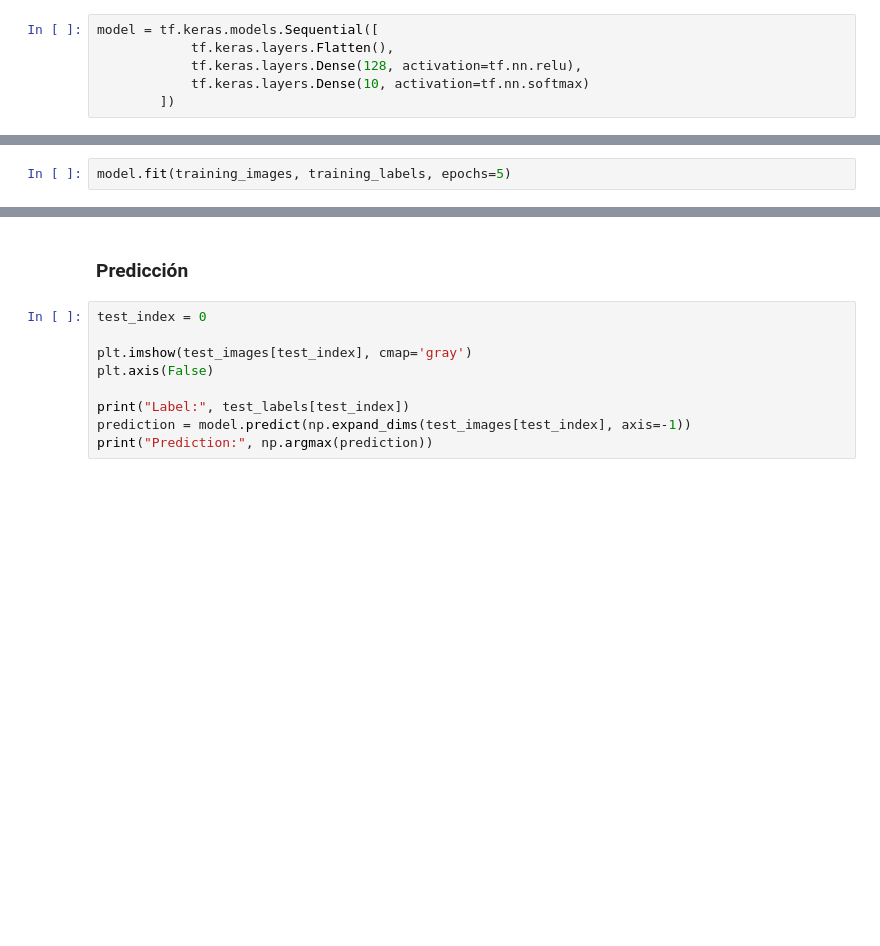
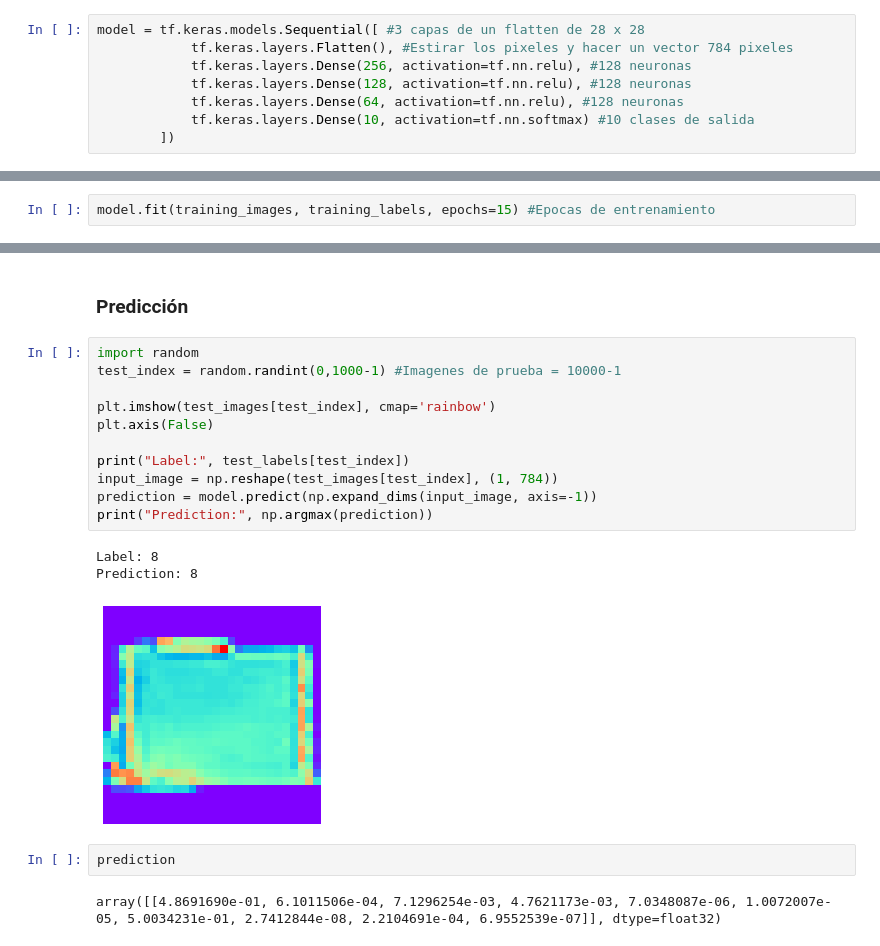
Before and after one commit to MarcoCarrillo/RedesNeuronales, a Jupyter notebook: notebooks/03-Redes_neuronales_profundas.ipynb, the cells around one changed output, grey strips where cells are left out. Saved outputs shown, nothing was run; the diff lists cells and outputs as text; blank space fills up the shorter version.

```diff
--- a/notebooks/03-Redes_neuronales_profundas.ipynb
+++ b/notebooks/03-Redes_neuronales_profundas.ipynb
@@ -77,10 +130,12 @@ test_images = test_images / 255.0
 # %% [markdown]
 ### Creación del modelo
 # %%
-model = tf.keras.models.Sequential([
-            tf.keras.layers.Flatten(),
-            tf.keras.layers.Dense(128, activation=tf.nn.relu),
-            tf.keras.layers.Dense(10, activation=tf.nn.softmax)
+model = tf.keras.models.Sequential([ #3 capas de un flatten de 28 x 28
+            tf.keras.layers.Flatten(), #Estirar los pixeles y hacer un vector 784 pixeles
+            tf.keras.layers.Dense(256, activation=tf.nn.relu), #128 neuronas
+            tf.keras.layers.Dense(128, activation=tf.nn.relu), #128 neuronas
+            tf.keras.layers.Dense(64, activation=tf.nn.relu), #128 neuronas
+            tf.keras.layers.Dense(10, activation=tf.nn.softmax) #10 clases de salida
         ])
 # %% [markdown]
 ### Entrenamiento del modelo
@@ -91,4 +146,4 @@ model.compile(
     metrics=['accuracy']
 )
 # %%
-model.fit(training_images, training_labels, epochs=5)
+model.fit(training_images, training_labels, epochs=15) #Epocas de entrenamiento
@@ -99,11 +176,21 @@ model.evaluate(test_images, test_labels)
 # %% [markdown]
 ### Predicción
 # %%
-test_index = 0
+import random
+test_index = random.randint(0,1000-1) #Imagenes de prueba = 10000-1
 
-plt.imshow(test_images[test_index], cmap='gray')
+plt.imshow(test_images[test_index], cmap='rainbow')
 plt.axis(False)
 
 print("Label:", test_labels[test_index])
-prediction = model.predict(np.expand_dims(test_images[test_index], axis=-1))
+input_image = np.reshape(test_images[test_index], (1, 784))
+prediction = model.predict(np.expand_dims(input_image, axis=-1))
 print("Prediction:", np.argmax(prediction))
+# %% [output]
+Label: 8
+Prediction: 8
+[figure, added]
+# %%
+prediction
+# %% [output]
+array([[4.8691690e-01, 6.1011506e-04, 7.1296254e-03, 4.7621173e-03, 7.0348087e-06, 1.0072007e-05, 5.0034231e-01, 2.7412844e-08, 2.2104691e-04, 6.9552539e-07]], dtype=float32)
```
Also changed, not shown: parts of 6 cells of this notebook.
